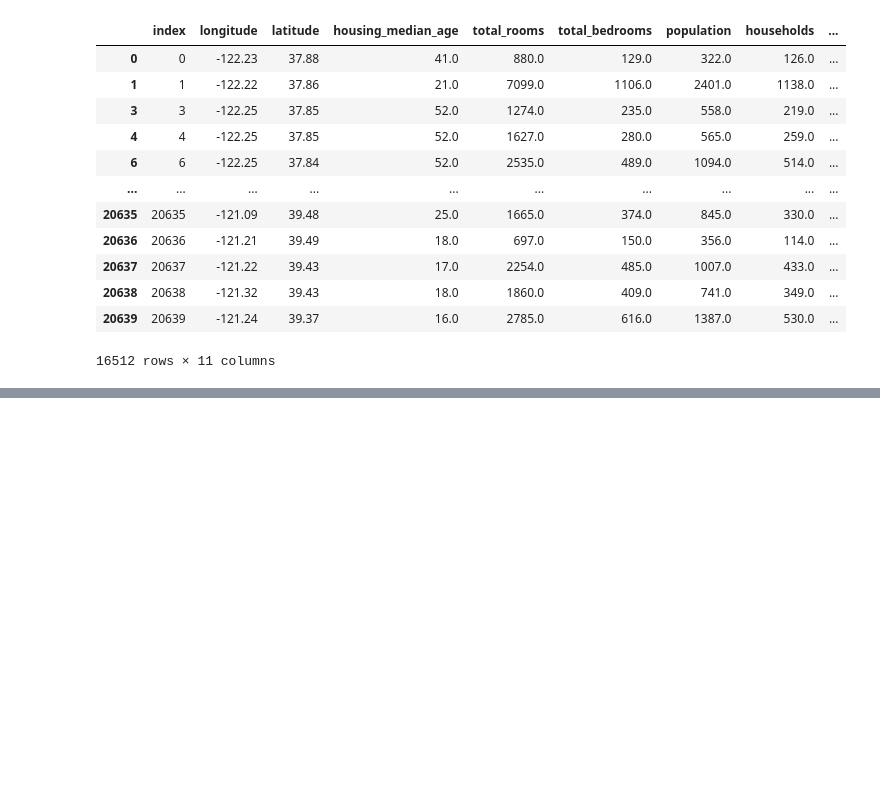
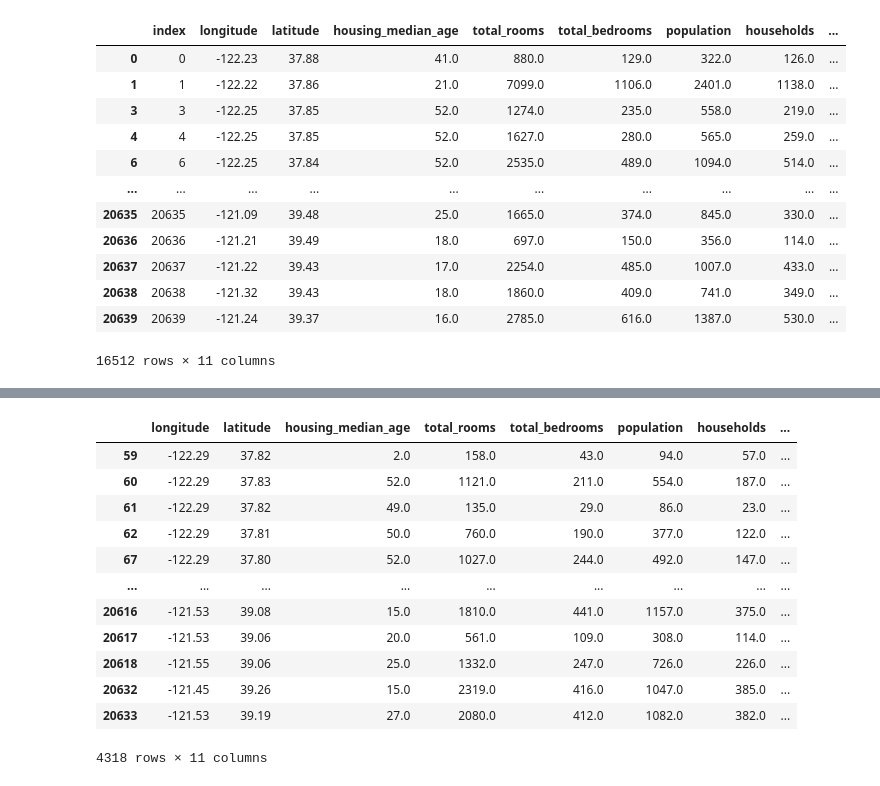
Before and after one commit to Yousefess/ML-DL, a Jupyter notebook: 02 Machine Learning with Project/01 end-to-end Regression/Regression.ipynb, the cells around one changed output, grey strips where cells are left out. Cells and saved outputs as stored; diff of their text form; code cells hidden in the pictures; blank space fills up the shorter version.

```diff
--- a/02 Machine Learning with Project/01 end-to-end Regression/Regression.ipynb
+++ b/02 Machine Learning with Project/01 end-to-end Regression/Regression.ipynb
@@ -155,0 +200,16 @@ test_set
+# %%
+test_set
+# %% [output]
+|  | longitude | latitude | housing_median_age | total_rooms | total_bedrooms | population | households | ... |
+| 59 | -122.29 | 37.82 | 2.0 | 158.0 | 43.0 | 94.0 | 57.0 | ... |
+| 60 | -122.29 | 37.83 | 52.0 | 1121.0 | 211.0 | 554.0 | 187.0 | ... |
+| 61 | -122.29 | 37.82 | 49.0 | 135.0 | 29.0 | 86.0 | 23.0 | ... |
+| 62 | -122.29 | 37.81 | 50.0 | 760.0 | 190.0 | 377.0 | 122.0 | ... |
+| 67 | -122.29 | 37.80 | 52.0 | 1027.0 | 244.0 | 492.0 | 147.0 | ... |
+| ... | ... | ... | ... | ... | ... | ... | ... | ... |
+| 20616 | -121.53 | 39.08 | 15.0 | 1810.0 | 441.0 | 1157.0 | 375.0 | ... |
+| 20617 | -121.53 | 39.06 | 20.0 | 561.0 | 109.0 | 308.0 | 114.0 | ... |
+| 20618 | -121.55 | 39.06 | 25.0 | 1332.0 | 247.0 | 726.0 | 226.0 | ... |
+| 20632 | -121.45 | 39.26 | 15.0 | 2319.0 | 416.0 | 1047.0 | 385.0 | ... |
+| 20633 | -121.53 | 39.19 | 27.0 | 2080.0 | 412.0 | 1082.0 | 382.0 | ... |
+4318 rows × 11 columns
```
Also changed, not shown: parts of 32 cells of this notebook, 1 other file.
